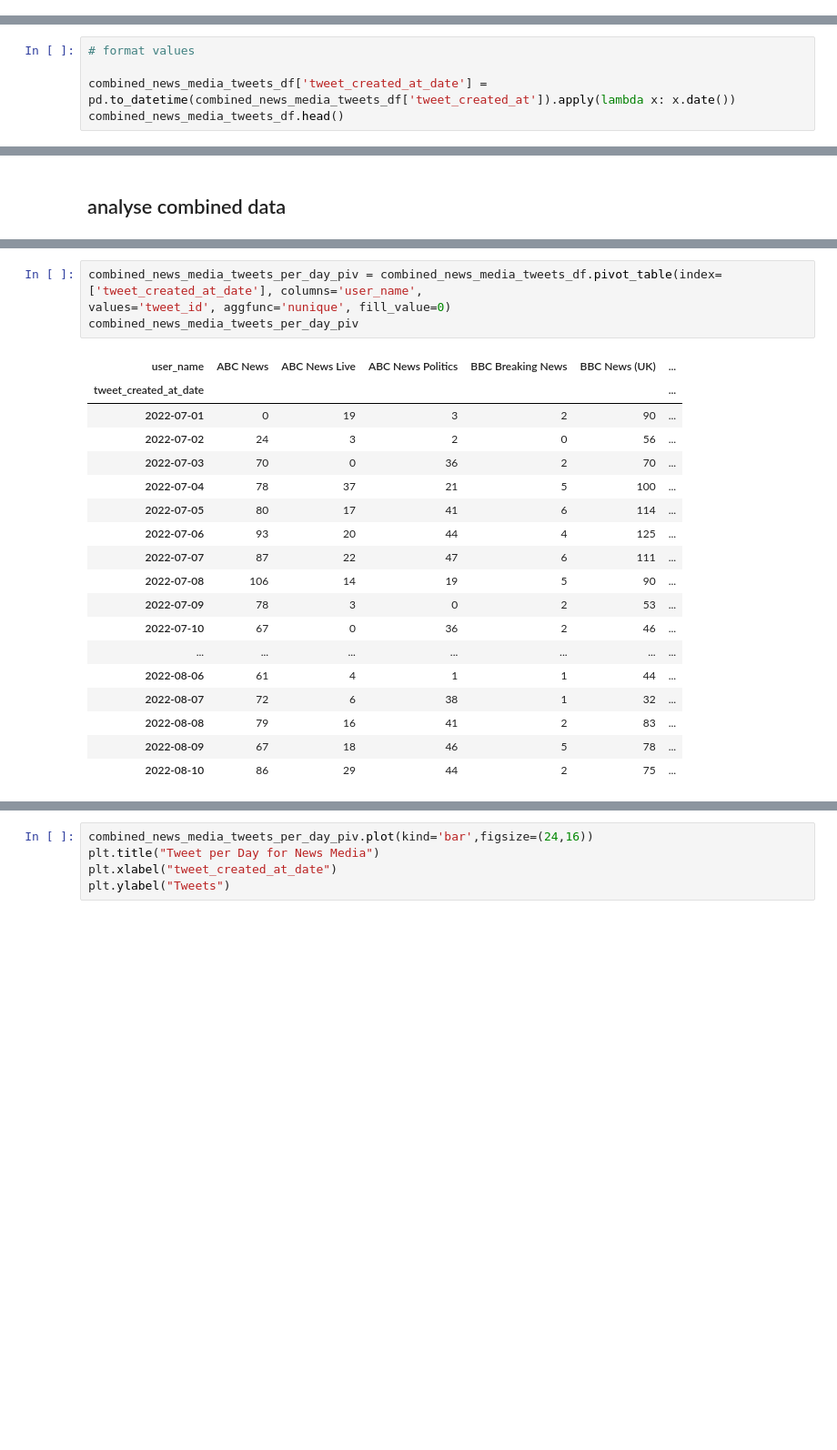
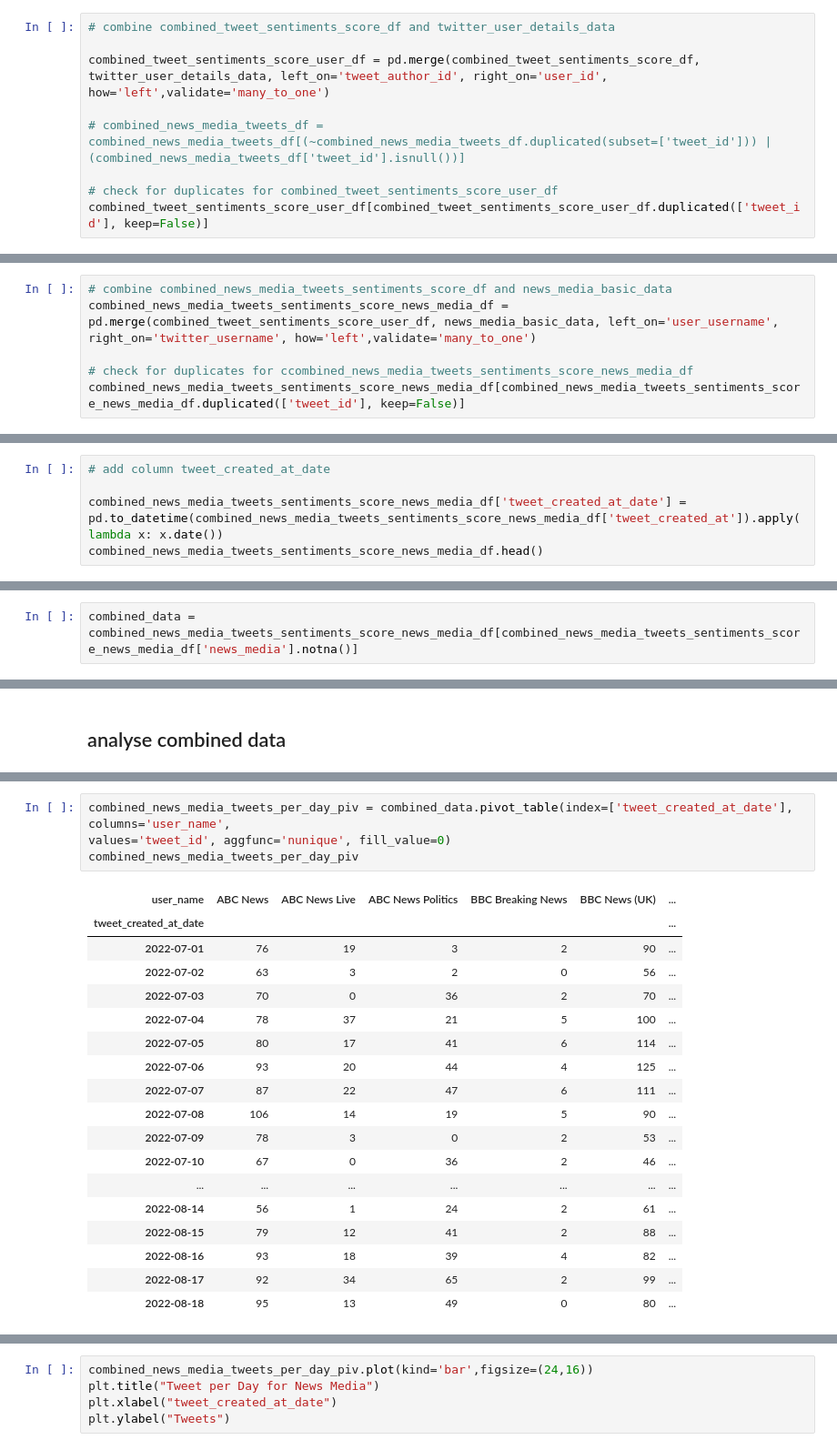
Before and after one commit to katherineskc/data_science_tweets_neutrality, a Jupyter notebook: preliminary_analysis.ipynb, the cells around one changed output, grey strips where cells are left out. Shown at 91% size. Saved outputs shown, nothing was run; the diff lists cells and outputs as text; blank space fills up the shorter version.

```diff
--- a/preliminary_analysis.ipynb
+++ b/preliminary_analysis.ipynb
@@ -69,0 +81,9 @@ combined_news_media_tweets_df.head()
+# %%
+# combine combined_tweet_sentiments_score_df and twitter_user_details_data
+
+combined_tweet_sentiments_score_user_df = pd.merge(combined_tweet_sentiments_score_df, twitter_user_details_data, left_on='tweet_author_id', right_on='user_id', how='left',validate='many_to_one')
+
+# combined_news_media_tweets_df = combined_news_media_tweets_df[(~combined_news_media_tweets_df.duplicated(subset=['tweet_id'])) | (combined_news_media_tweets_df['tweet_id'].isnull())]
+
+# check for duplicates for combined_tweet_sentiments_score_user_df
+combined_tweet_sentiments_score_user_df[combined_tweet_sentiments_score_user_df.duplicated(['tweet_id'], keep=False)]
@@ -69,0 +93,6 @@ combined_news_media_tweets_df.head()
+# %%
+# combine combined_news_media_tweets_sentiments_score_df and news_media_basic_data
+combined_news_media_tweets_sentiments_score_news_media_df = pd.merge(combined_tweet_sentiments_score_user_df, news_media_basic_data, left_on='user_username', right_on='twitter_username', how='left',validate='many_to_one')
+
+# check for duplicates for ccombined_news_media_tweets_sentiments_score_news_media_df
+combined_news_media_tweets_sentiments_score_news_media_df[combined_news_media_tweets_sentiments_score_news_media_df.duplicated(['tweet_id'], keep=False)]
@@ -70,6 +102,6 @@ combined_news_media_tweets_df.head()
 # %%
-# format values
+# add column tweet_created_at_date
 
-combined_news_media_tweets_df['tweet_created_at_date'] = pd.to_datetime(combined_news_media_tweets_df['tweet_created_at']).apply(lambda x: x.date())
-combined_news_media_tweets_df.head()
+combined_news_media_tweets_sentiments_score_news_media_df['tweet_created_at_date'] = pd.to_datetime(combined_news_media_tweets_sentiments_score_news_media_df['tweet_created_at']).apply(lambda x: x.date())
+combined_news_media_tweets_sentiments_score_news_media_df.head()
 # %% [output]
@@ -82,0 +147,2 @@ combined_news_media_tweets_df.head()
+# %%
+combined_data = combined_news_media_tweets_sentiments_score_news_media_df[combined_news_media_tweets_sentiments_score_news_media_df['news_media'].notna()]
@@ -120,12 +226,12 @@ analysis_1.head(60)
 # %%
-combined_news_media_tweets_per_day_piv = combined_news_media_tweets_df.pivot_table(index=['tweet_created_at_date'], columns='user_name',
+combined_news_media_tweets_per_day_piv = combined_data.pivot_table(index=['tweet_created_at_date'], columns='user_name',
 values='tweet_id', aggfunc='nunique', fill_value=0)
 combined_news_media_tweets_per_day_piv
 # %% [output]
 | user_name | ABC News | ABC News Live | ABC News Politics | BBC Breaking News | BBC News (UK) | ... |
 | tweet_created_at_date |  |  |  |  |  | ... |
-| 2022-07-01 | 0 | 19 | 3 | 2 | 90 | ... |
-| 2022-07-02 | 24 | 3 | 2 | 0 | 56 | ... |
+| 2022-07-01 | 76 | 19 | 3 | 2 | 90 | ... |
+| 2022-07-02 | 63 | 3 | 2 | 0 | 56 | ... |
 | 2022-07-03 | 70 | 0 | 36 | 2 | 70 | ... |
 | 2022-07-04 | 78 | 37 | 21 | 5 | 100 | ... |
 | 2022-07-05 | 80 | 17 | 41 | 6 | 114 | ... |
@@ -135,8 +241,8 @@ combined_news_media_tweets_per_day_piv
 | 2022-07-09 | 78 | 3 | 0 | 2 | 53 | ... |
 | 2022-07-10 | 67 | 0 | 36 | 2 | 46 | ... |
 | ... | ... | ... | ... | ... | ... | ... |
-| 2022-08-06 | 61 | 4 | 1 | 1 | 44 | ... |
-| 2022-08-07 | 72 | 6 | 38 | 1 | 32 | ... |
-| 2022-08-08 | 79 | 16 | 41 | 2 | 83 | ... |
-| 2022-08-09 | 67 | 18 | 46 | 5 | 78 | ... |
-| 2022-08-10 | 86 | 29 | 44 | 2 | 75 | ... |
+| 2022-08-14 | 56 | 1 | 24 | 2 | 61 | ... |
+| 2022-08-15 | 79 | 12 | 41 | 2 | 88 | ... |
+| 2022-08-16 | 93 | 18 | 39 | 4 | 82 | ... |
+| 2022-08-17 | 92 | 34 | 65 | 2 | 99 | ... |
+| 2022-08-18 | 95 | 13 | 49 | 0 | 80 | ... |
```
Also changed, not shown: parts of 19 cells of this notebook, 2 other files.
